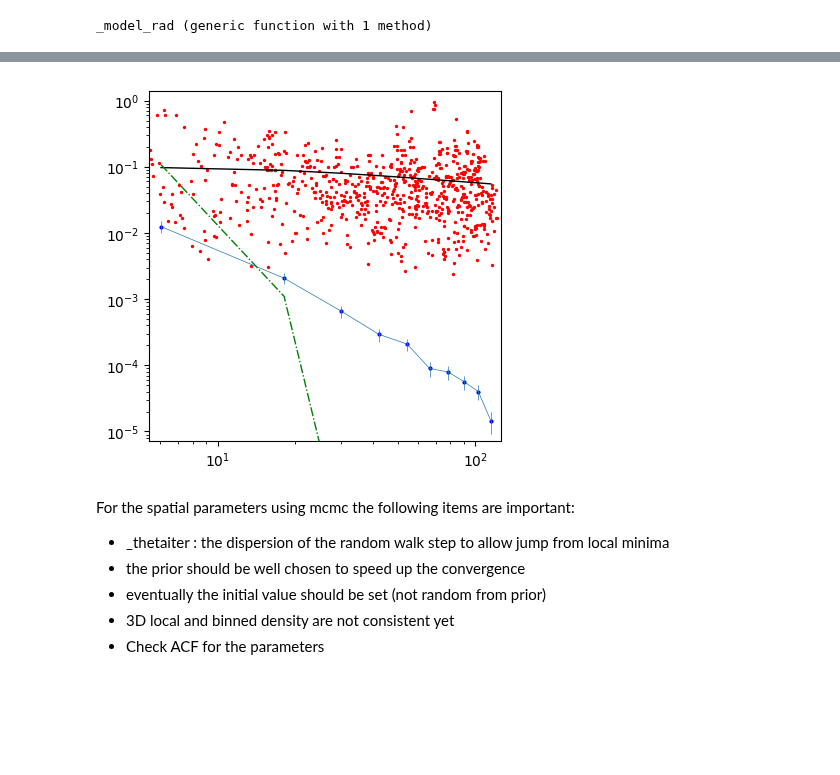
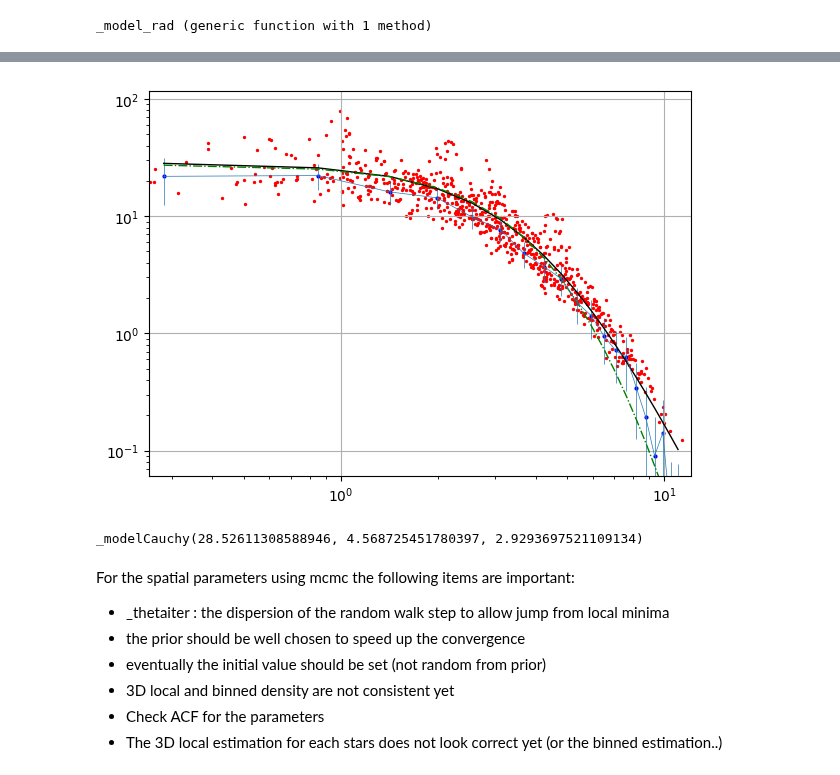
Before and after one commit to bosscha/gaia-shock, a Jupyter notebook: notebooks/analysis/spatial_structure.ipynb, the cells around one changed output, grey strips where cells are left out. Cells and saved outputs as stored; diff of their text form; code cells hidden in the pictures; blank space fills up the shorter version.

```diff
--- a/notebooks/analysis/spatial_structure.ipynb
+++ b/notebooks/analysis/spatial_structure.ipynb
@@ -363,10 +424,10 @@ end
 # %% [output]
 _thetaiter (generic function with 1 method)
 # %%
-function main_mcmc(oc::_sc2dcentered, mcmc::_mcmcCauchy, likelihood::Function)
+function main_mcmc(oc::_sc2dcentered, mcmc::_mcmcCauchy, likelihood::Function, firstvalue=false)
     let
         mci = _mcCauchy(zeros(Float64,0),zeros(Float64,0),zeros(Float64,0))
-        mi, probi = _theta(mcmc, oc, likelihood)
+        mi, probi = _theta(mcmc, oc, likelihood, firstvalue)
         println("## Init done...")
 
         niter = mcmc.niter
@@ -575,29 +670,32 @@ PyPlot.show()
 # %%
-fig= PyPlot.figure(figsize=(10,10))
+fig= PyPlot.figure(figsize=(7,5))
 
-ax= PyPlot.subplot(221)
+ax= PyPlot.subplot(111)
 ax.set_yscale("log")
 ax.set_xscale("log")
 ax.set_xlim(r2d[1]*0.9, r2d[end]*1.1)
 ax.set_ylim(minimum(loc_2d[loc_2d .> 0])*0.5,maximum(loc_2d)*1.5)
-#PyPlot.grid("on")
-#PyPlot.scatter(r2d, ρ2d , s=4, facecolor="blue" )
-#PyPlot.errorbar(r2d, ρ2d, yerr=2 .* err2d, linewidth=0.5)
-#PyPlot.scatter(rad_2d, loc_2d , s=2, facecolor="red" )
-#PyPlot.plot(r2d, ρ2dfit, "k-", linewidth=1)
-#PyPlot.plot(r2d, ρ2dmed, "g-.", linewidth=1)
+PyPlot.grid("on")
+PyPlot.scatter(r2d, ρ2d , s=4, facecolor="blue" )
+PyPlot.errorbar(r2d, ρ2d, yerr=2 .* err2d, linewidth=0.5)
+PyPlot.scatter(rad_2d, loc_2d , s=2, facecolor="red" )
+PyPlot.plot(r2d, ρ2dfit, "k-", linewidth=1)
+PyPlot.plot(r2d, ρ2dmed, "g-.", linewidth=1)
 
-ax.set_xlim(r3d[1]*0.9, r3d[end]*1.1)
-ax.set_ylim(minimum(ρ3d[ρ3d .> 0])*0.5,maximum(loc_3d)*1.5)
-PyPlot.scatter(r3d, ρ3d , s=4, facecolor="blue" )
-PyPlot.errorbar(r3d, ρ3d, yerr=2 .* err3d, linewidth=0.5)
-PyPlot.scatter(rad_3d, loc_3d , s=2, facecolor="red" )
-PyPlot.plot(r3d, ρ3dfit, "k-", linewidth=1)
-PyPlot.plot(r3d, ρ3dmed, "g-.", linewidth=1)
+#ax.set_xlim(r3d[1]*0.9, r3d[end]*1.1)
+#ax.set_ylim(minimum(ρ3d[ρ3d .> 0])*0.5,maximum(loc_3d)*1.5)
+#PyPlot.scatter(r3d, ρ3d , s=4, facecolor="blue" )
+#PyPlot.errorbar(r3d, ρ3d, yerr=2 .* err3d, linewidth=0.5)
+#PyPlot.scatter(rad_3d, loc_3d , s=2, facecolor="red" )
+#PyPlot.plot(r3d, ρ3dfit, "k-", linewidth=1)
+#PyPlot.plot(r3d, ρ3dmed, "g-.", linewidth=1)
 
 PyPlot.show()
+
+println(θbest)
 # %% [output]
-[figure, old version]
+[figure, new version]
+_modelCauchy(28.52611308588946, 4.568725451780397, 2.9293697521109134)
 # %% [markdown]
 For the spatial parameters using mcmc the following items are important:
 * _thetaiter : the dispersion of the random walk step to allow jump from local minima
@@ -605,3 +703,4 @@ For the spatial parameters using mcmc the following items are important:
 * eventually the initial value should be set (not random from prior)
 * 3D local and binned density are not consistent yet
 * Check ACF for the parameters
+* The 3D local estimation for each stars does not look correct yet (or the binned estimation..)
```
Also changed, not shown: parts of 8 cells of this notebook, 1 other file.
